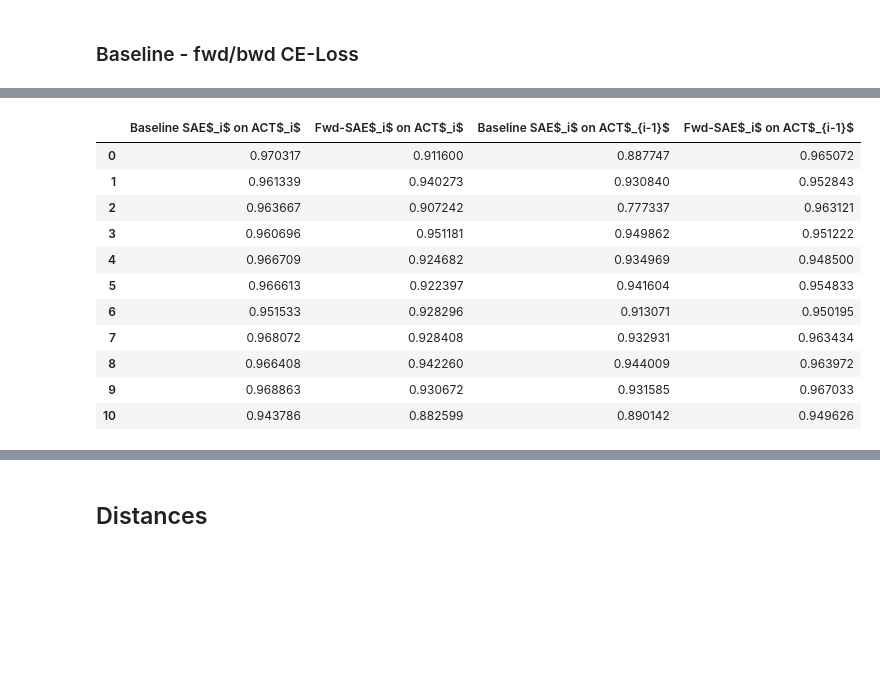
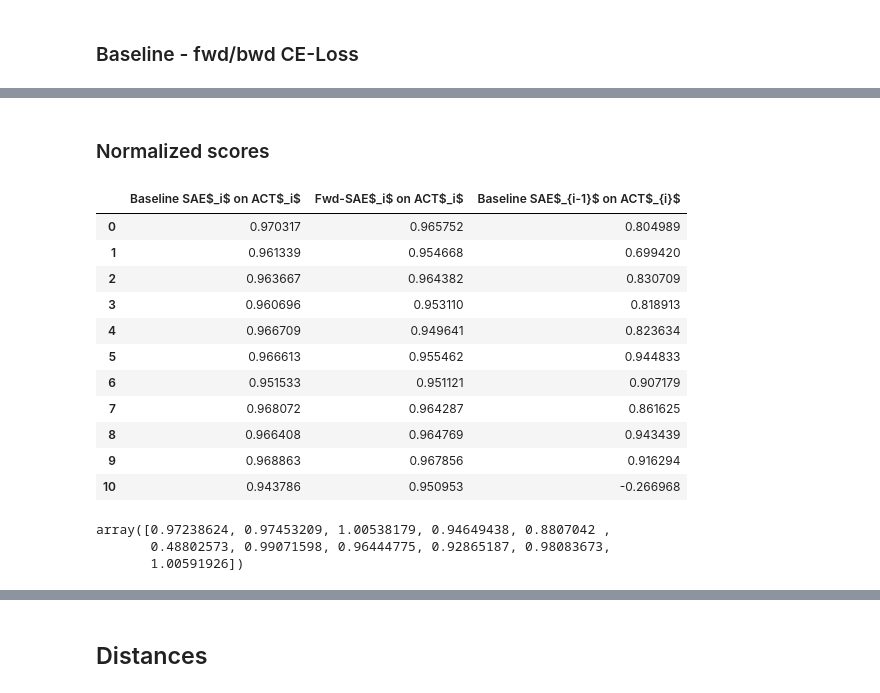
Before and after one commit to ghidav/sae-transfer-learning, a Jupyter notebook: paper_plot.ipynb, the cells around one changed output, grey strips where cells are left out. Drawn from its saved outputs; the diff is of its cells as text; code cells hidden in the pictures; blank space fills up the shorter version.

```diff
--- a/paper_plot.ipynb
+++ b/paper_plot.ipynb
@@ -6,12 +6,13 @@ import numpy as np
 import pandas as pd
 import seaborn as sns
 
-IMG_PATH = '/workspace/sae-transfer-learning/imgs/'
-EVAL_PATH = '/workspace/sae-transfer-learning/eval/'
+IMG_PATH = '/home/belerico/projects/sae-transfer-learning/imgs/'
+EVAL_PATH = '/home/belerico/projects/sae-transfer-learning/eval/'
+os.makedirs(IMG_PATH, exist_ok=True)
 # %% [markdown]
 ### Baseline
 # %%
-baseline = pd.read_csv(EVAL_PATH + "rs-post_all.csv")
+baseline = pd.read_csv(EVAL_PATH + "rs-post_all_mse.csv")
 baseline.rename(columns={'Unnamed: 0':'L'}, inplace=True)
 baseline
 # %% [output]
@@ -170,5 +87,5 @@ ckpt = mapping['2']
 # %%
-fwd = pd.read_csv(EVAL_PATH + f"rs-post_transfer_forward_{ckpt}_all.csv")
+fwd = pd.read_csv(EVAL_PATH + f"rs-post_transfer_forward_{ckpt}_all_mse.csv")
 fwd.rename(columns={'Unnamed: 0':'L'}, inplace=True)
 fwd.head()
 # %% [output]
@@ -290,34 +288,46 @@ fig.show()
+# %% [markdown]
+### Normalized scores
 # %%
-df = pd.concat(
+# Forward
+fwd_df = pd.concat(
     [
         baseline[baseline["ACT-Layer"] == baseline["SAE-Layer"]]
         .iloc[1:]
         .reset_index(drop=True)[["ce_loss_score"]]
         .rename(columns={"ce_loss_score": "Baseline SAE$_i$ on ACT$_i$"}),
-        fwd[(fwd["SAE-Layer"] - 1 == fwd["ACT-Layer"])]
+        fwd[(fwd["SAE-Layer"] == fwd["ACT-Layer"])]
         .reset_index(drop=True)[["ce_loss_score"]]
         .rename(columns={"ce_loss_score": "Fwd-SAE$_i$ on ACT$_i$"}),
-        baseline[baseline["ACT-Layer"] == baseline["SAE-Layer"] - 1]
+        baseline[baseline["ACT-Layer"] - 1 == baseline["SAE-Layer"]]
         .reset_index(drop=True)[["ce_loss_score"]]
-        .rename(columns={"ce_loss_score": "Baseline SAE$_i$ on ACT$_{i-1}$"}),
-        fwd[(fwd["ACT-Layer"] == fwd["SAE-Layer"])]
-        .reset_index(drop=True)[["ce_loss_score"]]
-        .rename(columns={"ce_loss_score": "Fwd-SAE$_i$ on ACT$_{i-1}$"}),
+        .rename(columns={"ce_loss_score": "Baseline SAE$_{i-1}$ on ACT$_{i}$"}),
+        # fwd[(fwd["ACT-Layer"] == fwd["SAE-Layer"])]
+        # .reset_index(drop=True)[["ce_loss_score"]]
+        # .rename(columns={"ce_loss_score": "Fwd-SAE$_i$ on ACT$_{i-1}$"}),
     ],
     axis=1,
 )
-df
+fwd_df
 # %% [output]
-|  | Baseline SAE$_i$ on ACT$_i$ | Fwd-SAE$_i$ on ACT$_i$ | Baseline SAE$_i$ on ACT$_{i-1}$ | Fwd-SAE$_i$ on ACT$_{i-1}$ |
-| 0 | 0.970317 | 0.911600 | 0.887747 | 0.965072 |
-| 1 | 0.961339 | 0.940273 | 0.930840 | 0.952843 |
-| 2 | 0.963667 | 0.907242 | 0.777337 | 0.963121 |
-| 3 | 0.960696 | 0.951181 | 0.949862 | 0.951222 |
-| 4 | 0.966709 | 0.924682 | 0.934969 | 0.948500 |
-| 5 | 0.966613 | 0.922397 | 0.941604 | 0.954833 |
-| 6 | 0.951533 | 0.928296 | 0.913071 | 0.950195 |
-| 7 | 0.968072 | 0.928408 | 0.932931 | 0.963434 |
-| 8 | 0.966408 | 0.942260 | 0.944009 | 0.963972 |
-| 9 | 0.968863 | 0.930672 | 0.931585 | 0.967033 |
-| 10 | 0.943786 | 0.882599 | 0.890142 | 0.949626 |
+|  | Baseline SAE$_i$ on ACT$_i$ | Fwd-SAE$_i$ on ACT$_i$ | Baseline SAE$_{i-1}$ on ACT$_{i}$ |
+| 0 | 0.970317 | 0.965752 | 0.804989 |
+| 1 | 0.961339 | 0.954668 | 0.699420 |
+| 2 | 0.963667 | 0.964382 | 0.830709 |
+| 3 | 0.960696 | 0.953110 | 0.818913 |
+| 4 | 0.966709 | 0.949641 | 0.823634 |
+| 5 | 0.966613 | 0.955462 | 0.944833 |
+| 6 | 0.951533 | 0.951121 | 0.907179 |
+| 7 | 0.968072 | 0.964287 | 0.861625 |
+| 8 | 0.966408 | 0.964769 | 0.943439 |
+| 9 | 0.968863 | 0.967856 | 0.916294 |
+| 10 | 0.943786 | 0.950953 | -0.266968 |
+# %%
+fwd_df = fwd_df.to_numpy()
+# (Sae - (base i +- 1)) / ((base i) - (base i +- 1))
+scores = (fwd_df[:, 1] - fwd_df[:, 2]) / (fwd_df[:, 0] - fwd_df[:, 2])
+scores
+# %% [output]
+array([0.97238624, 0.97453209, 1.00538179, 0.94649438, 0.8807042 ,
+       0.48802573, 0.99071598, 0.96444775, 0.92865187, 0.98083673,
+       1.00591926])
 # %%
```
Also changed, not shown: parts of 26 cells of this notebook.
